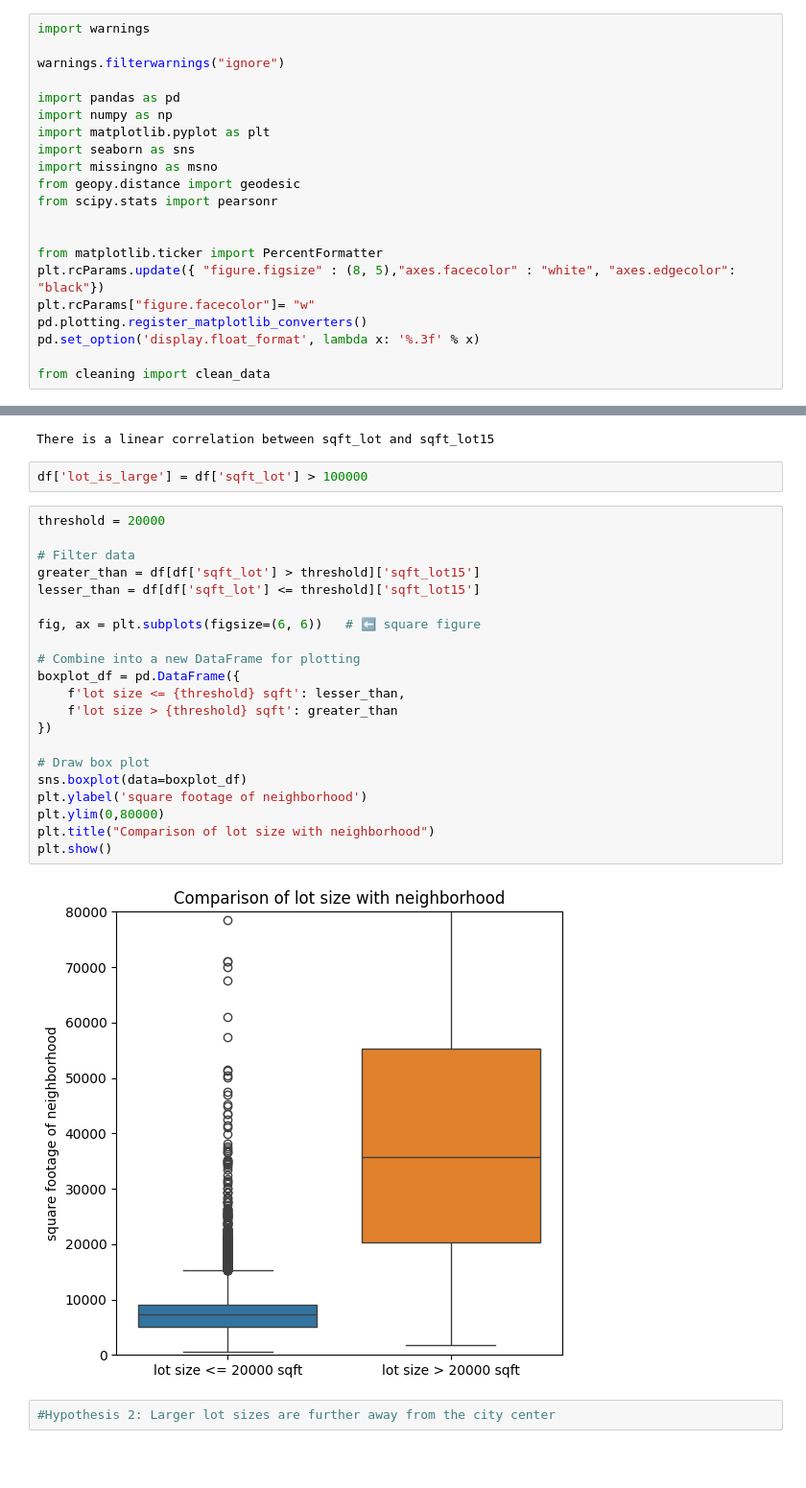
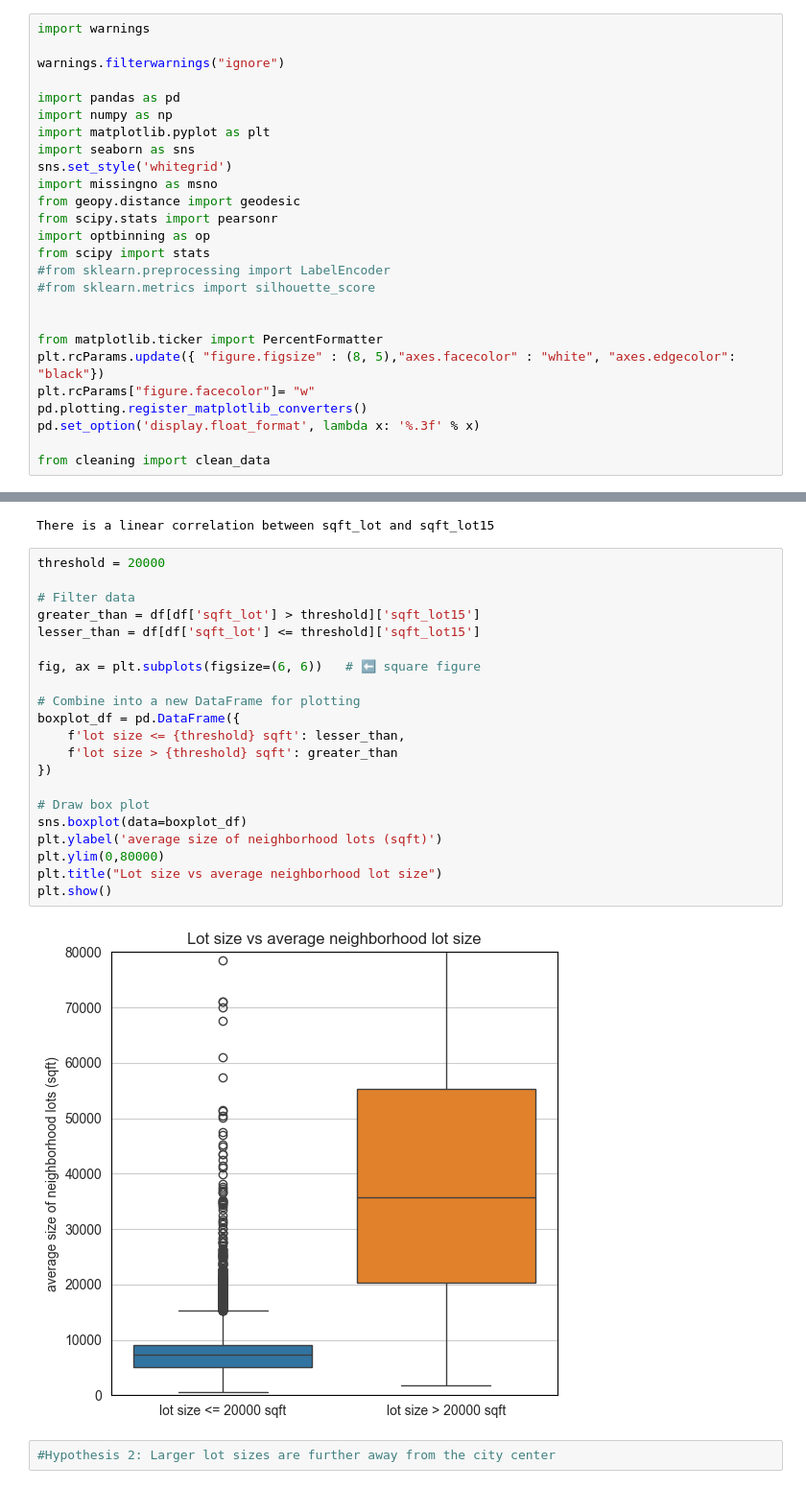
Before and after one commit to sarathisisme/eda_project, a Jupyter notebook: EDA.ipynb, the cells around one changed output, grey strips where cells are left out. Shown at 96% size. Saved outputs shown, nothing was run; the diff lists cells and outputs as text; blank space fills up the shorter version.

```diff
--- a/EDA.ipynb
+++ b/EDA.ipynb
@@ -11,9 +11,14 @@ import pandas as pd
 import numpy as np
 import matplotlib.pyplot as plt
 import seaborn as sns
+sns.set_style('whitegrid')
 import missingno as msno
 from geopy.distance import geodesic
 from scipy.stats import pearsonr
+import optbinning as op
+from scipy import stats
+#from sklearn.preprocessing import LabelEncoder
+#from sklearn.metrics import silhouette_score
 
 
 from matplotlib.ticker import PercentFormatter
@@ -195,31 +200,29 @@ else:
     print("There is no linear correlation between sqft_lot and sqft_lot15")
 # %% [output]
 There is a linear correlation between sqft_lot and sqft_lot15
-# %%
-df['lot_is_large'] = df['sqft_lot'] > 100000
 # %%
 threshold = 20000
 
 # Filter data
 greater_than = df[df['sqft_lot'] > threshold]['sqft_lot15']
 lesser_than = df[df['sqft_lot'] <= threshold]['sqft_lot15']
 
 fig, ax = plt.subplots(figsize=(6, 6))   # ⬅️ square figure
 
 # Combine into a new DataFrame for plotting
 boxplot_df = pd.DataFrame({
     f'lot size <= {threshold} sqft': lesser_than,
     f'lot size > {threshold} sqft': greater_than
 })
 
 # Draw box plot
 sns.boxplot(data=boxplot_df)
-plt.ylabel('square footage of neighborhood')
+plt.ylabel('average size of neighborhood lots (sqft)')
 plt.ylim(0,80000)
-plt.title("Comparison of lot size with neighborhood")
+plt.title("Lot size vs average neighborhood lot size")
 plt.show()
 # %% [output]
-[figure, old version]
+[figure, new version]
 # %%
 #Hypothesis 2: Larger lot sizes are further away from the city center
 # %%
```
Also changed, not shown: parts of 11 cells of this notebook, 1 other file.
